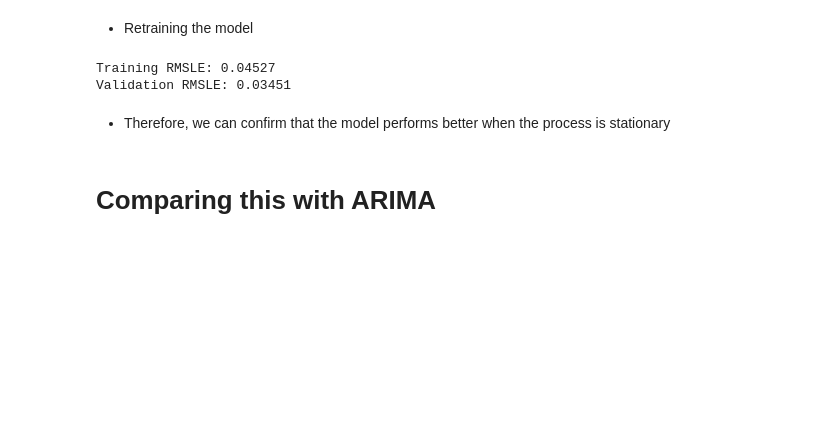
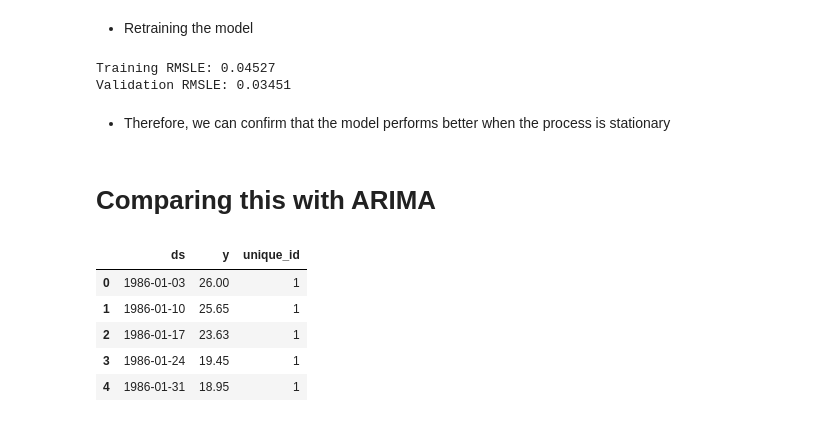
Before and after one commit to Rishabh-HSLU/HSLU_Time_Series_Analysis, a Jupyter notebook: submission/week11.ipynb, the cells around one changed output. Cells and saved outputs as stored; diff of their text form; code cells hidden in the pictures; blank space fills up the shorter version.

```diff
--- a/submission/week11.ipynb
+++ b/submission/week11.ipynb
@@ -253,3 +262,15 @@ Validation RMSLE: 0.03451
 - Therefore, we can confirm that the model performs better when the process is stationary
 # %% [markdown]
 # Comparing this with ARIMA
+# %%
+df = df.reset_index()
+df["unique_id"]="1"
+df.columns=["ds", "y", "unique_id"]
+df.head()
+# %% [output]
+|  | ds | y | unique_id |
+| 0 | 1986-01-03 | 26.00 | 1 |
+| 1 | 1986-01-10 | 25.65 | 1 |
+| 2 | 1986-01-17 | 23.63 | 1 |
+| 3 | 1986-01-24 | 19.45 | 1 |
+| 4 | 1986-01-31 | 18.95 | 1 |
```
Also changed, not shown: parts of 12 cells of this notebook.
